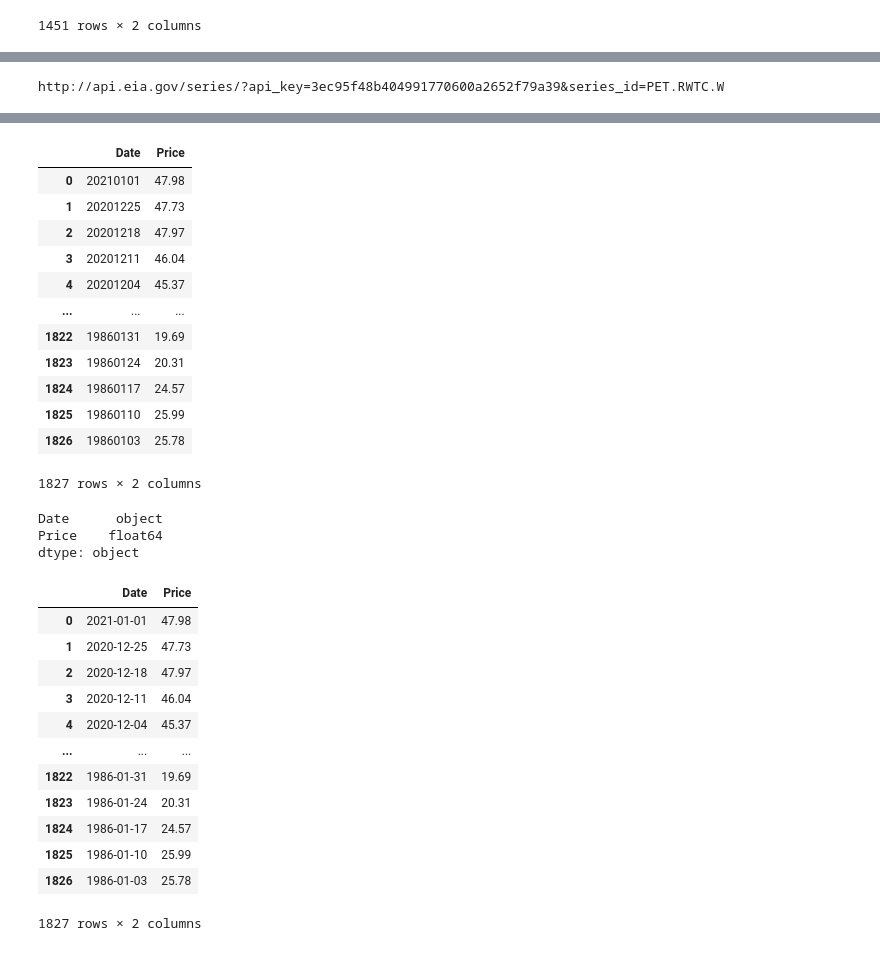
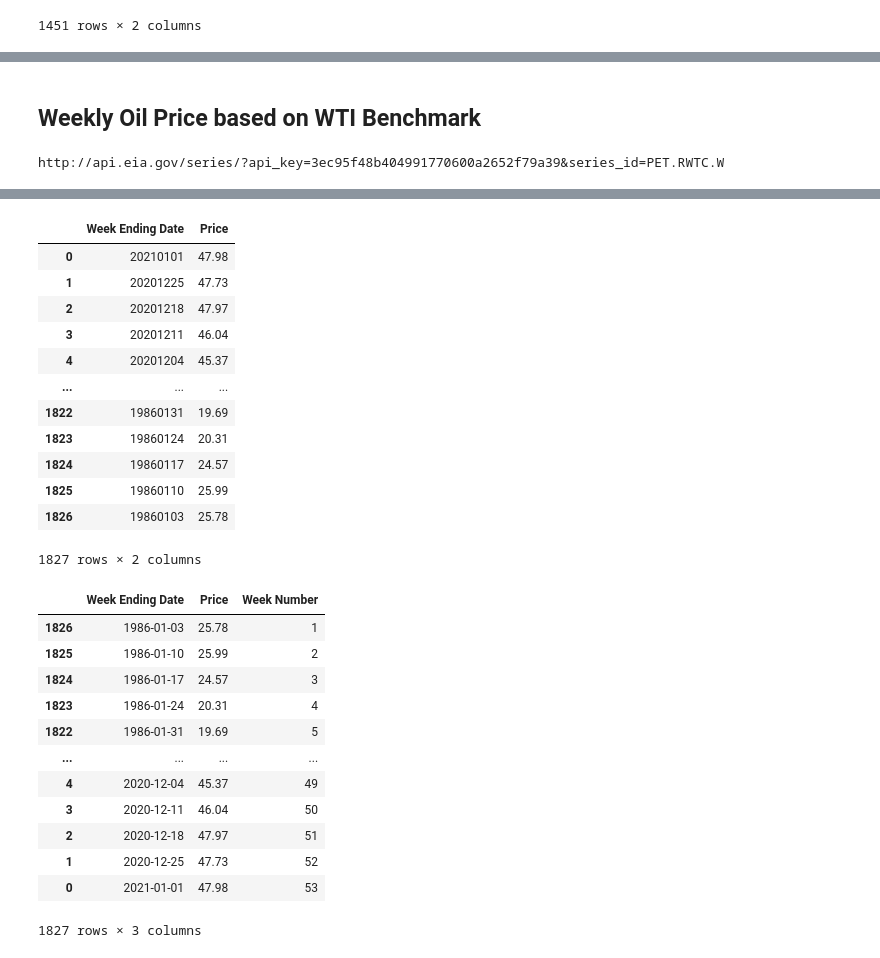
Before and after one commit to leonardz17/ETL_Project, a Jupyter notebook: ETL_Project.ipynb, the cells around one changed output, grey strips where cells are left out. Cells and saved outputs as stored; diff of their text form; code cells hidden in the pictures.

```diff
--- a/ETL_Project.ipynb
+++ b/ETL_Project.ipynb
@@ -41,3 +121,5 @@ gas_prices
+# %% [markdown]
+## Weekly Oil Price based on WTI Benchmark
 # %%
 import json
 from pprint import pprint
@@ -98,10 +180,10 @@ price_response["series"][0]["data"]
 # json to df for weekly crude oil prices(WTI US benchmark)
 
 df = pd.DataFrame(price_response["series"][0]["data"])
-oil_price_df = df.rename(columns = {0:"Date",1:"Price"})
+oil_price_df = df.rename(columns = {0:"Week Ending Date",1:"Price"})
 oil_price_df
 # %% [output]
-|  | Date | Price |
+|  | Week Ending Date | Price |
 | 0 | 20210101 | 47.98 |
 | 1 | 20201225 | 47.73 |
 | 2 | 20201218 | 47.97 |
@@ -114,27 +196,25 @@ oil_price_df
 | 1825 | 19860110 | 25.99 |
 | 1826 | 19860103 | 25.78 |
 1827 rows × 2 columns
-# %%
-oil_price_df.dtypes
-# %% [output]
-Date      object
-Price    float64
-dtype: object
 # %%
 # Convert Date from object to datetime
-oil_price_df["Date"] = pd.to_datetime(oil_price_df["Date"])
+oil_price_df["Week Ending Date"] = pd.to_datetime(oil_price_df["Week Ending Date"])
+
+# Add Week Number
+oil_price_df["Week Number"] = oil_price_df["Week Ending Date"].dt.isocalendar().week
+oil_price_df = oil_price_df.sort_values("Week Ending Date")
 oil_price_df
 # %% [output]
-|  | Date | Price |
-| 0 | 2021-01-01 | 47.98 |
-| 1 | 2020-12-25 | 47.73 |
-| 2 | 2020-12-18 | 47.97 |
-| 3 | 2020-12-11 | 46.04 |
-| 4 | 2020-12-04 | 45.37 |
-| ... | ... | ... |
-| 1822 | 1986-01-31 | 19.69 |
-| 1823 | 1986-01-24 | 20.31 |
-| 1824 | 1986-01-17 | 24.57 |
-| 1825 | 1986-01-10 | 25.99 |
-| 1826 | 1986-01-03 | 25.78 |
+|  | Week Ending Date | Price | Week Number |
+| 1826 | 1986-01-03 | 25.78 | 1 |
+| 1825 | 1986-01-10 | 25.99 | 2 |
+| 1824 | 1986-01-17 | 24.57 | 3 |
+| 1823 | 1986-01-24 | 20.31 | 4 |
+| 1822 | 1986-01-31 | 19.69 | 5 |
+| ... | ... | ... | ... |
+| 4 | 2020-12-04 | 45.37 | 49 |
+| 3 | 2020-12-11 | 46.04 | 50 |
+| 2 | 2020-12-18 | 47.97 | 51 |
+| 1 | 2020-12-25 | 47.73 | 52 |
+| 0 | 2021-01-01 | 47.98 | 53 |
-1827 rows × 2 columns
+1827 rows × 3 columns
```
Also changed, not shown: parts of 17 cells of this notebook, 1 other file.
